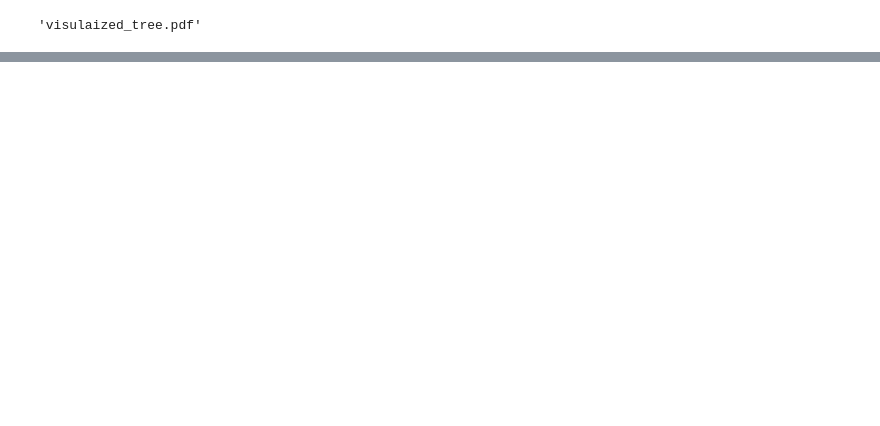
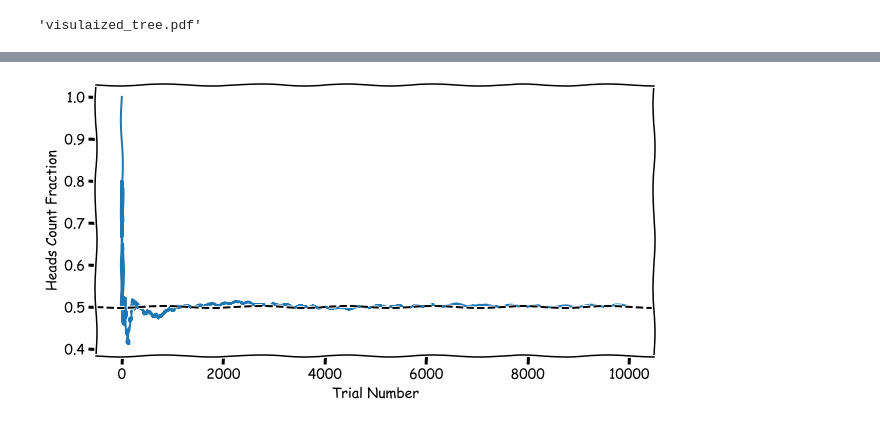
Before and after one commit to Mostafa-Samir/How-Machine-Learning-Works, a Jupyter notebook: Part 2/Chapter 7.ipynb, the cells around one changed output, grey strips where cells are left out. Cells and saved outputs as stored; diff of their text form; code cells hidden in the pictures; blank space fills up the shorter version.

```diff
--- a/Part 2/Chapter 7.ipynb
+++ b/Part 2/Chapter 7.ipynb
@@ -852,0 +570,21 @@ print(weights)
+# %%
+import numpy as np
+import matplotlib.pyplot as plt
+%matplotlib inline
+
+np.random.seed(42)
+
+heads_count = 0
+averages = []
+for i in range(10000):
+    sample = np.random.choice(['H', 'T'])
+    heads_count += 1 if sample == 'H' else 0
+    averages.append(heads_count / (i + 1))
+with plt.xkcd():
+    _ = plt.figure(figsize=(10,5))
+    plt.plot(range(10000), averages)
+    plt.axhline(0.5, linestyle='--', color='black')
+    plt.xlabel("Trial Number")
+    plt.ylabel("Heads Count Fraction")
+# %% [output]
+[figure, added]
```
Also changed, not shown: parts of 66 cells of this notebook, 3 other files.
